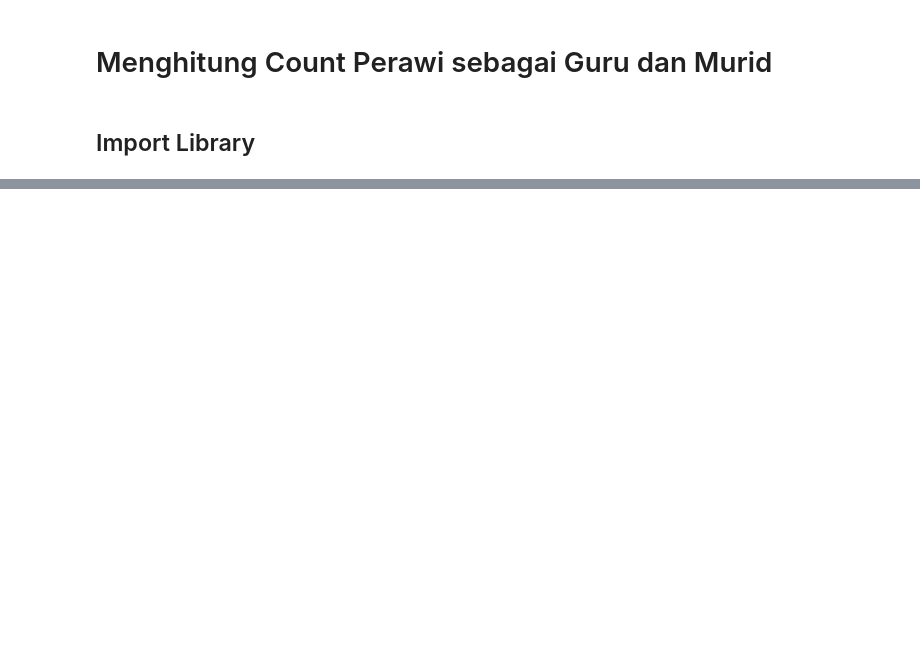
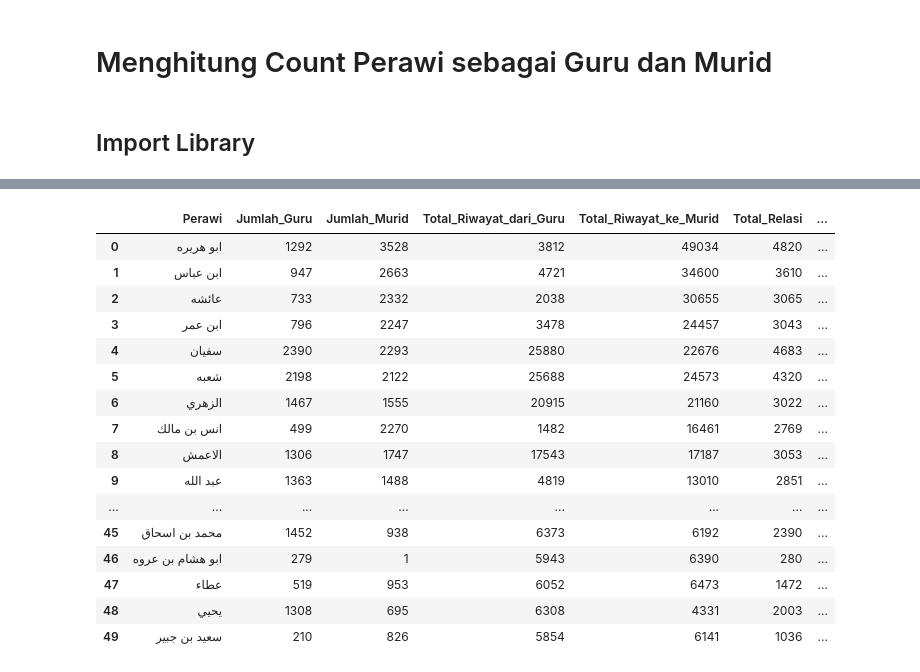
Before and after one commit to Nazrililham090805/sanad-hadith, a Jupyter notebook: src/Perawi_Count.ipynb, the cells around one changed output, grey strips where cells are left out. Cells and saved outputs as stored; diff of their text form; code cells hidden in the pictures; blank space fills up the shorter version.

```diff
--- a/src/Perawi_Count.ipynb
+++ b/src/Perawi_Count.ipynb
@@ -75,0 +445,81 @@ display(perawi_stats)
+# %%
+# Hitung metrik perawi dari edges.csv dan sanadset_cleaned.csv
+import pandas as pd
+import re
+import ast
+
+
+def normalize_arabic_name(text):
+    text = str(text)
+    text = text.strip()
+    text = re.sub(r"\s+", " ", text)
+    return text
+
+
+# Load edge relasi guru-murid
+edges_df = pd.read_csv('../data/processed/edges.csv')
+edges_df = edges_df[['Guru', 'Murid', 'Weight']].copy()
+edges_df['Guru'] = edges_df['Guru'].astype(str).apply(normalize_arabic_name)
+edges_df['Murid'] = edges_df['Murid'].astype(str).apply(normalize_arabic_name)
+edges_df['Weight'] = pd.to_numeric(edges_df['Weight'], errors='coerce').fillna(1).astype(int)
+
+# Load data hadis untuk menghitung jumlah hadis per perawi
+hadith_df = pd.read_csv('../data/processed/sanadset_cleaned.csv')
+hadith_df['Sanad_no_harakat'] = hadith_df['Sanad_no_harakat'].astype(str).str.strip()
+hadith_df['Sanad_no_harakat'] = hadith_df['Sanad_no_harakat'].apply(lambda x: ast.literal_eval(x) if isinstance(x, str) and x.startswith('[') else x)
+
+sanad_exploded = hadith_df.explode('Sanad_no_harakat')
+sanad_exploded['Sanad_no_harakat'] = sanad_exploded['Sanad_no_harakat'].astype(str).apply(normalize_arabic_name)
+
+# Ke semua perawi unik dari relasi edges
+semua_perawi = pd.concat([edges_df['Guru'], edges_df['Murid']]).drop_duplicates().reset_index(drop=True)
+perawi_stats = pd.DataFrame({'Perawi': semua_perawi})
+
+# Jumlah guru unik yang dimiliki perawi
+jumlah_guru = edges_df.groupby('Murid')['Guru'].nunique()
+perawi_stats['Jumlah_Guru'] = perawi_stats['Perawi'].map(jumlah_guru).fillna(0).astype(int)
+
+# Jumlah murid unik yang dimiliki perawi
+jumlah_murid = edges_df.groupby('Guru')['Murid'].nunique()
+perawi_stats['Jumlah_Murid'] = perawi_stats['Perawi'].map(jumlah_murid).fillna(0).astype(int)
+
+# Total riwayat dari guru ke perawi (berdasarkan bobot relasi)
+total_sebagai_murid = edges_df.groupby('Murid')['Weight'].sum()
+perawi_stats['Total_Riwayat_dari_Guru'] = perawi_stats['Perawi'].map(total_sebagai_murid).fillna(0).astype(int)
+
+# Total riwayat yang diteruskan perawi ke murid (berdasarkan bobot relasi)
+total_sebagai_guru = edges_df.groupby('Guru')['Weight'].sum()
+perawi_stats['Total_Riwayat_ke_Murid'] = perawi_stats['Perawi'].map(total_sebagai_guru).fillna(0).astype(int)
+
+# Total relasi adalah jumlah guru + jumlah murid
+perawi_stats['Total_Relasi'] = perawi_stats['Jumlah_Guru'] + perawi_stats['Jumlah_Murid']
+
+# Jumlah hadis unik yang menyebut perawi dalam sanad
+jumlah_hadis_perawi = sanad_exploded.groupby('Sanad_no_harakat')['Matn'].nunique()
+perawi_stats['Jumlah_Hadis'] = perawi_stats['Perawi'].map(jumlah_hadis_perawi).fillna(0).astype(int)
+
+# Tampilkan ringkasan perawi
+perawi_stats = perawi_stats.sort_values(
+    by=['Jumlah_Hadis', 'Total_Relasi', 'Jumlah_Guru', 'Jumlah_Murid'],
+    ascending=False
+).reset_index(drop=True)
+
+display(perawi_stats.head(50))
+# %% [output]
+|  | Perawi | Jumlah_Guru | Jumlah_Murid | Total_Riwayat_dari_Guru | Total_Riwayat_ke_Murid | Total_Relasi | ... |
+| 0 | ابو هريره | 1292 | 3528 | 3812 | 49034 | 4820 | ... |
+| 1 | ابن عباس | 947 | 2663 | 4721 | 34600 | 3610 | ... |
+| 2 | عائشه | 733 | 2332 | 2038 | 30655 | 3065 | ... |
+| 3 | ابن عمر | 796 | 2247 | 3478 | 24457 | 3043 | ... |
+| 4 | سفيان | 2390 | 2293 | 25880 | 22676 | 4683 | ... |
+| 5 | شعبه | 2198 | 2122 | 25688 | 24573 | 4320 | ... |
+| 6 | الزهري | 1467 | 1555 | 20915 | 21160 | 3022 | ... |
+| 7 | انس بن مالك | 499 | 2270 | 1482 | 16461 | 2769 | ... |
+| 8 | الاعمش | 1306 | 1747 | 17543 | 17187 | 3053 | ... |
+| 9 | عبد الله | 1363 | 1488 | 4819 | 13010 | 2851 | ... |
+| ... | ... | ... | ... | ... | ... | ... | ... |
+| 45 | محمد بن اسحاق | 1452 | 938 | 6373 | 6192 | 2390 | ... |
+| 46 | ابو هشام بن عروه | 279 | 1 | 5943 | 6390 | 280 | ... |
+| 47 | عطاء | 519 | 953 | 6052 | 6473 | 1472 | ... |
+| 48 | يحيي | 1308 | 695 | 6308 | 4331 | 2003 | ... |
+| 49 | سعيد بن جبير | 210 | 826 | 5854 | 6141 | 1036 | ... |
```
Also changed, not shown: parts of 11 cells of this notebook, 4 other files.
